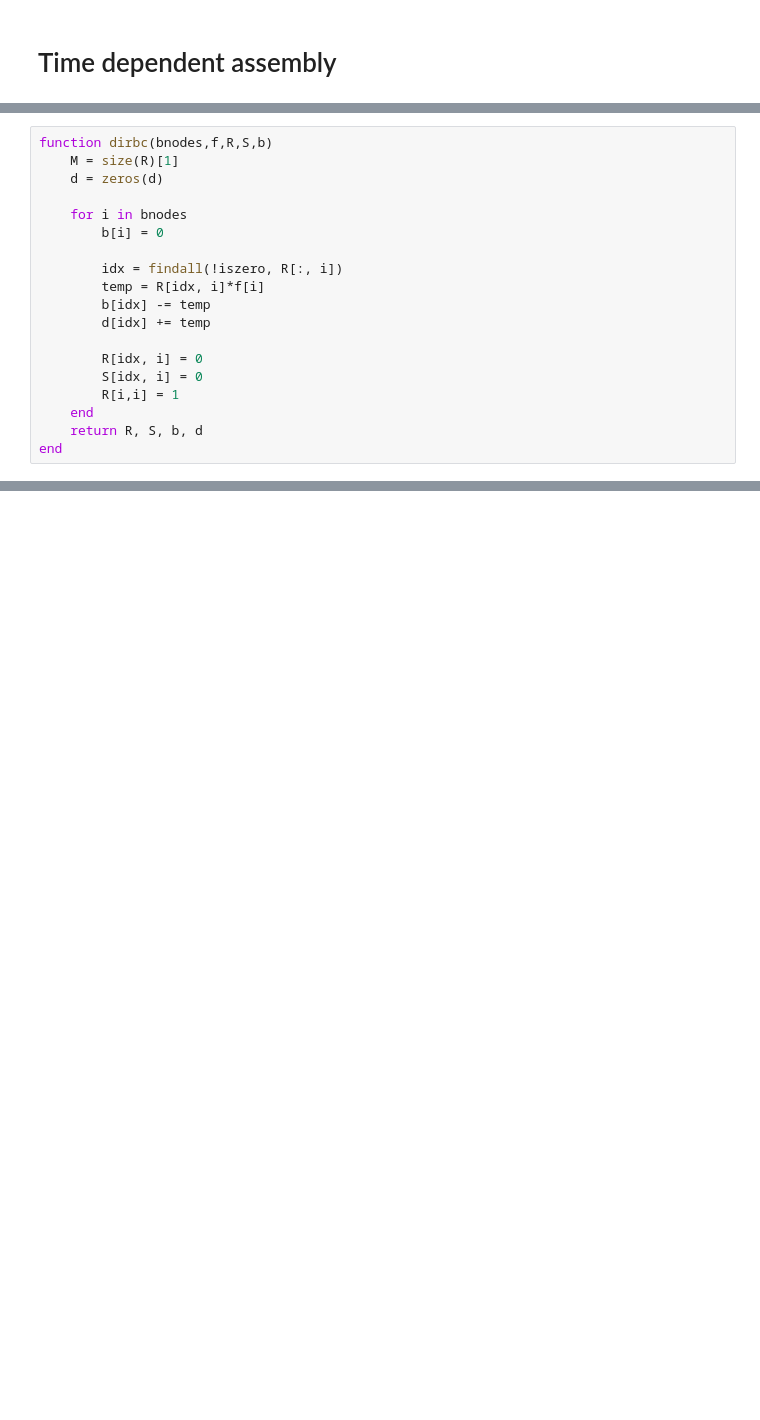
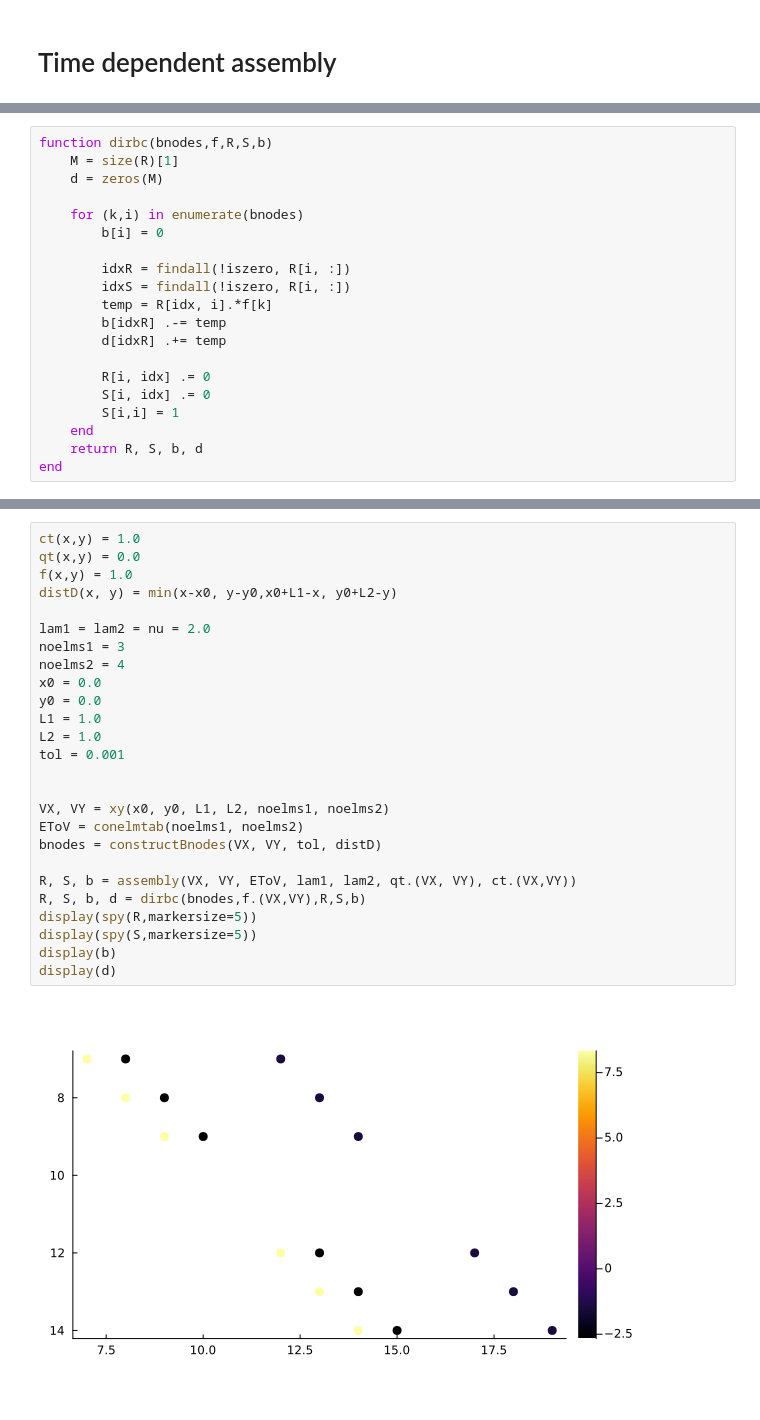
Before and after one commit to jkbch/FEM, a Jupyter notebook: week 3/Claras_julia_week3.ipynb, the cells around one changed output, grey strips where cells are left out. Saved outputs shown, nothing was run; the diff lists cells and outputs as text; blank space fills up the shorter version.

Commit message:
dirbc and test

```diff
--- a/week 3/Claras_julia_week3.ipynb
+++ b/week 3/Claras_julia_week3.ipynb
@@ -119,19 +123,20 @@ end
 # %%
 function dirbc(bnodes,f,R,S,b)
     M = size(R)[1]
-    d = zeros(d)
+    d = zeros(M)
 
-    for i in bnodes
+    for (k,i) in enumerate(bnodes)
         b[i] = 0
 
-        idx = findall(!iszero, R[:, i])
-        temp = R[idx, i]*f[i]
-        b[idx] -= temp
-        d[idx] += temp
+        idxR = findall(!iszero, R[i, :])
+        idxS = findall(!iszero, R[i, :])
+        temp = R[idx, i].*f[k]
+        b[idxR] .-= temp
+        d[idxR] .+= temp
 
-        R[idx, i] = 0
-        S[idx, i] = 0
-        R[i,i] = 1
+        R[i, idx] .= 0
+        S[i, idx] .= 0
+        S[i,i] = 1
     end
     return R, S, b, d
 end
@@ -137,0 +147,28 @@ end
+# %%
+ct(x,y) = 1.0
+qt(x,y) = 0.0
+f(x,y) = 1.0
+distD(x, y) = min(x-x0, y-y0,x0+L1-x, y0+L2-y)
+
+lam1 = lam2 = nu = 2.0
+noelms1 = 3
+noelms2 = 4
+x0 = 0.0
+y0 = 0.0
+L1 = 1.0
+L2 = 1.0
+tol = 0.001
+
+
+VX, VY = xy(x0, y0, L1, L2, noelms1, noelms2)
+EToV = conelmtab(noelms1, noelms2)
+bnodes = constructBnodes(VX, VY, tol, distD)
+
+R, S, b = assembly(VX, VY, EToV, lam1, lam2, qt.(VX, VY), ct.(VX,VY))
+R, S, b, d = dirbc(bnodes,f.(VX,VY),R,S,b)
+display(spy(R,markersize=5))
+display(spy(S,markersize=5))
+display(b)
+display(d)
+# %% [output]
+[figure, added]
```
Also changed, not shown: parts of 5 cells of this notebook.
